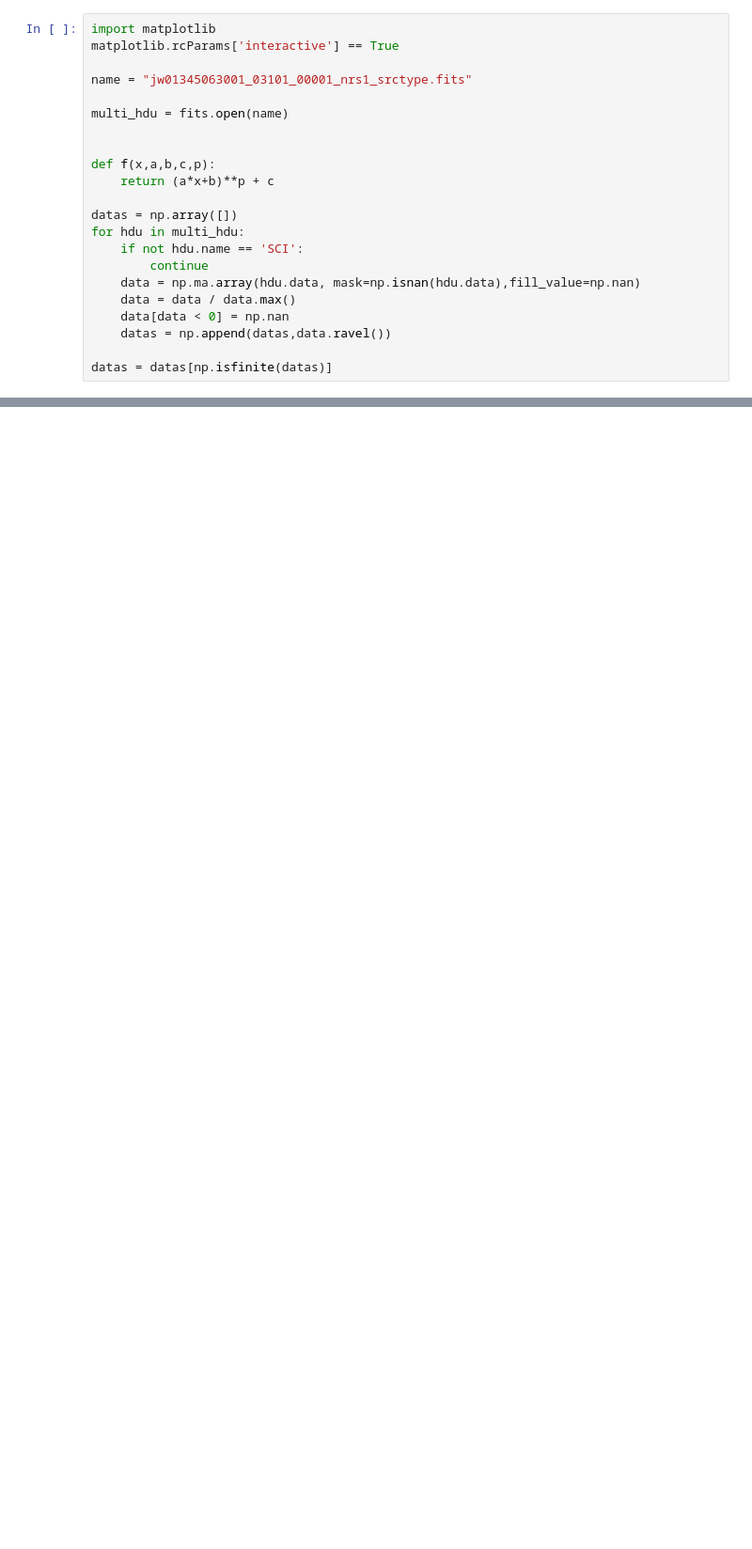
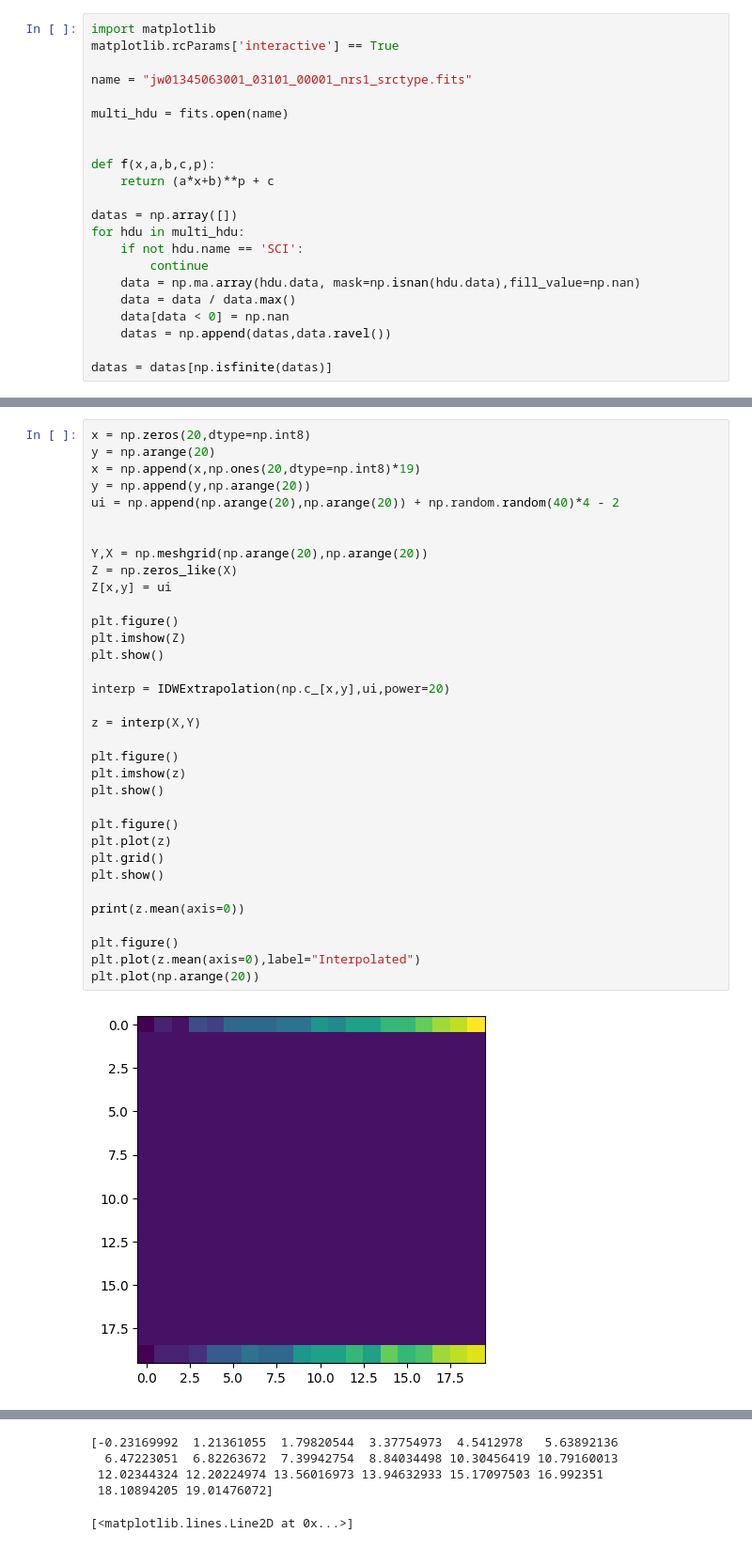
Before and after one commit to TimEpsilon/BetterNIRSpecBackground, a Jupyter notebook: Background_Testing.ipynb, the cells around one changed output, grey strips where cells are left out. Shown at 94% size. Saved outputs shown, nothing was run; the diff lists cells and outputs as text; blank space fills up the shorter version.

```diff
--- a/Background_Testing.ipynb
+++ b/Background_Testing.ipynb
@@ -277,0 +331,36 @@ plt.show()
+# %%
+x = np.zeros(20,dtype=np.int8)
+y = np.arange(20)
+x = np.append(x,np.ones(20,dtype=np.int8)*19)
+y = np.append(y,np.arange(20))
+ui = np.append(np.arange(20),np.arange(20)) + np.random.random(40)*4 - 2
+
+
+Y,X = np.meshgrid(np.arange(20),np.arange(20))
+Z = np.zeros_like(X)
+Z[x,y] = ui
+
+plt.figure()
+plt.imshow(Z)
+plt.show()
+
+interp = IDWExtrapolation(np.c_[x,y],ui,power=20)
+
+z = interp(X,Y)
+
+plt.figure()
+plt.imshow(z)
+plt.show()
+
+plt.figure()
+plt.plot(z)
+plt.grid()
+plt.show()
+
+print(z.mean(axis=0))
+
+plt.figure()
+plt.plot(z.mean(axis=0),label="Interpolated")
+plt.plot(np.arange(20))
+# %% [output]
+[figure, added]
@@ -277,0 +369,5 @@ plt.show()
+[-0.23169992  1.21361055  1.79820544  3.37754973  4.5412978   5.63892136
+  6.47223051  6.82263672  7.39942754  8.84034498 10.30456419 10.79160013
+ 12.02344324 12.20224974 13.56016973 13.94632933 15.17097503 16.992351
+ 18.10894205 19.01476072]
+[<matplotlib.lines.Line2D at 0x...>]
```
Also changed, not shown: parts of 7 cells of this notebook, 2 other files.
